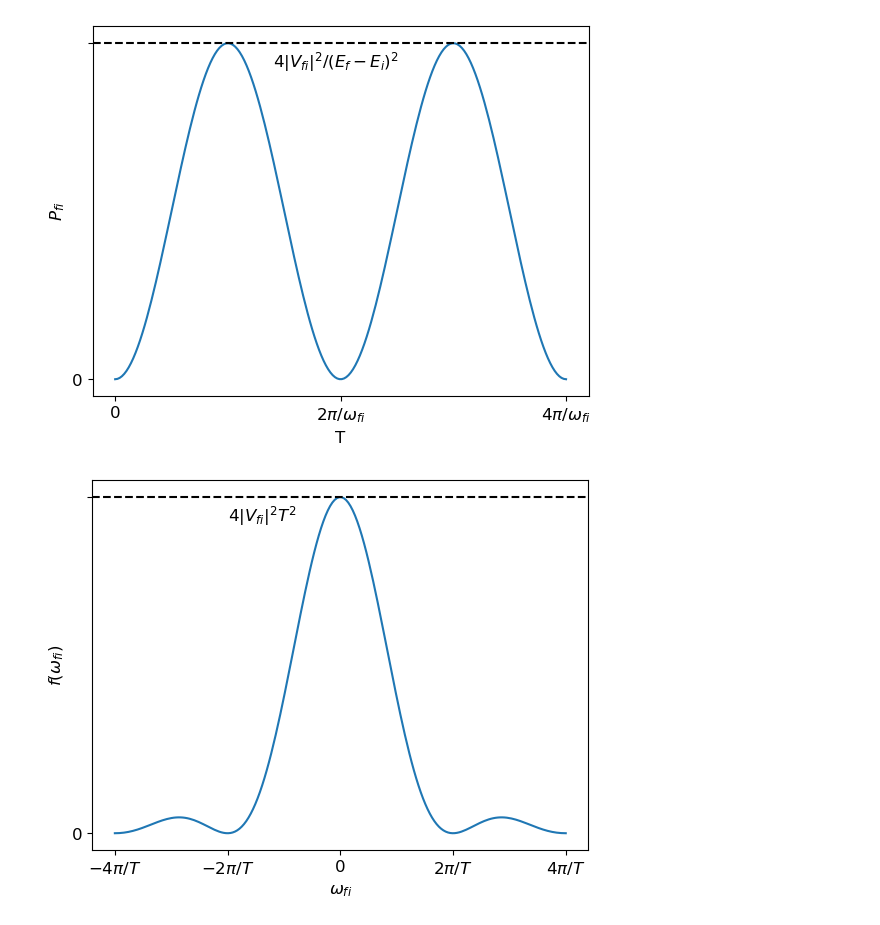
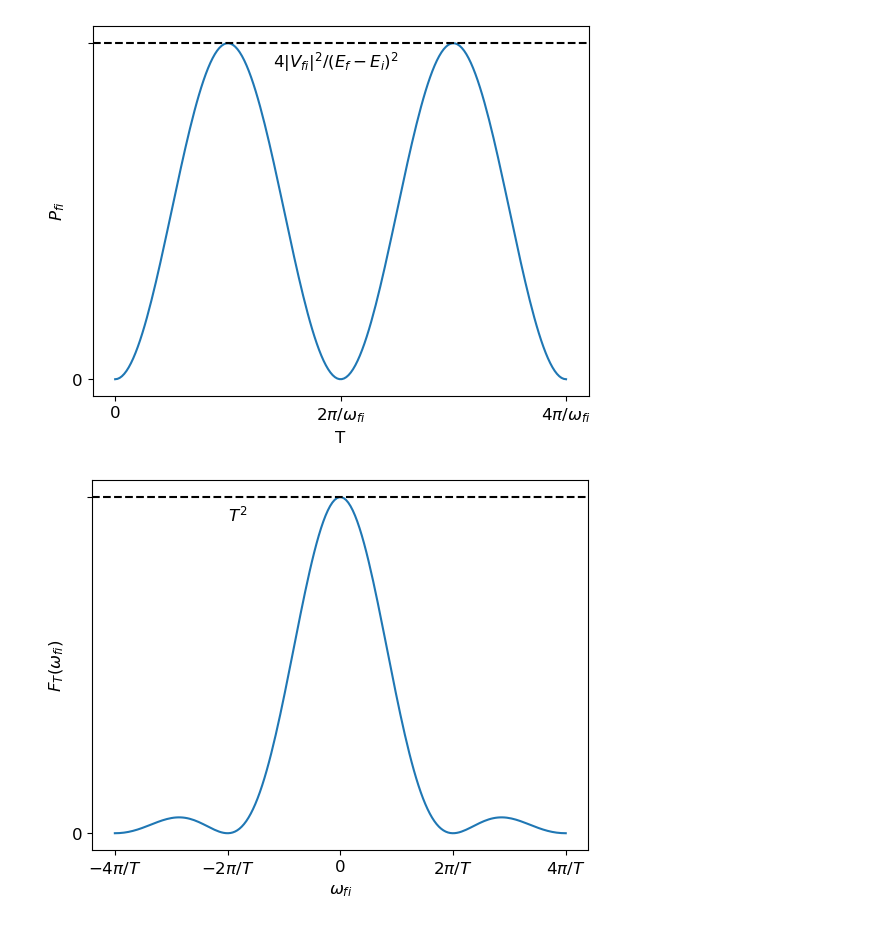
Before and after one commit to mulhearn/classwork, a Jupyter notebook: phy130a/figs/golden.ipynb, the cells around one changed output. Saved outputs shown, nothing was run; the diff lists cells and outputs as text; code cells hidden in the pictures.

```diff
--- a/phy130a/figs/golden.ipynb
+++ b/phy130a/figs/golden.ipynb
@@ -31,14 +31,14 @@ plt.savefig("pfi_osc.pdf")
 # %%
 
 
 x = np.linspace(-1,1,200)
 plt.plot(x,np.sinc(2*x)**2)
 plt.xlabel("$\omega_{fi}$")
-plt.ylabel("$f(\omega_{fi})$")
+plt.ylabel("$F_T(\omega_{fi})$")
 plt.xticks([-1, -0.5, 0,0.5,1.0],["$-4 \pi / T$","$-2 \pi / T$", "0","$2 \pi / T$","$4 \pi / T$"])
 plt.yticks([0,1],["0",""])
 plt.axhline(y=1,color="k",linestyle="--")
-plt.text(-0.5,0.93,"$4 |V_{fi}|^2 T^2$")
+plt.text(-0.5,0.93,"$T^2$")
 plt.savefig("fgr_delta.pdf")
 # %% [output]
-[figure, old version]
+[figure, new version]
```
Also changed, not shown: 3 other files.
